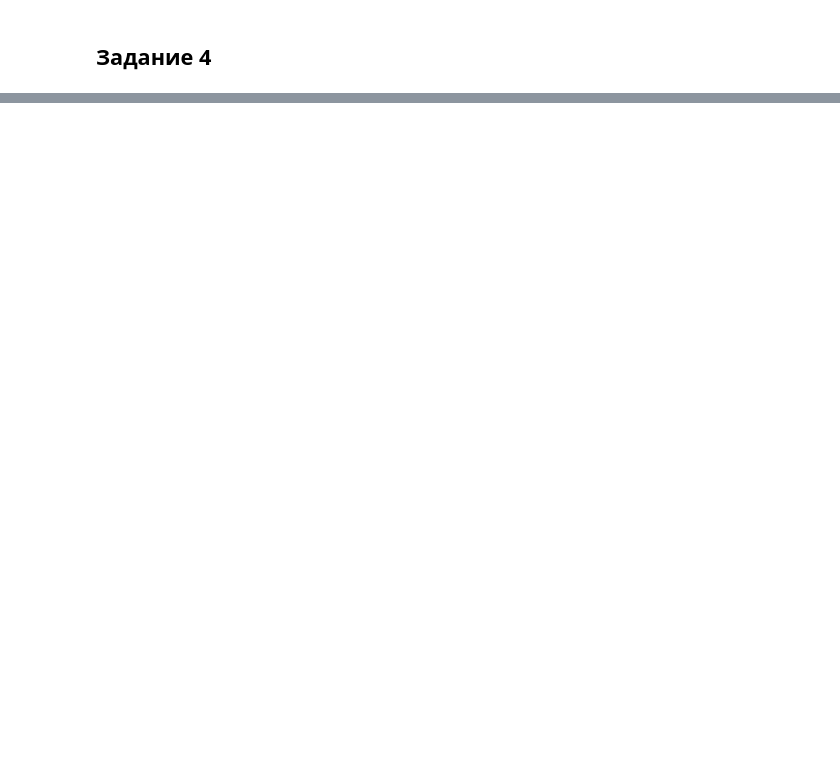
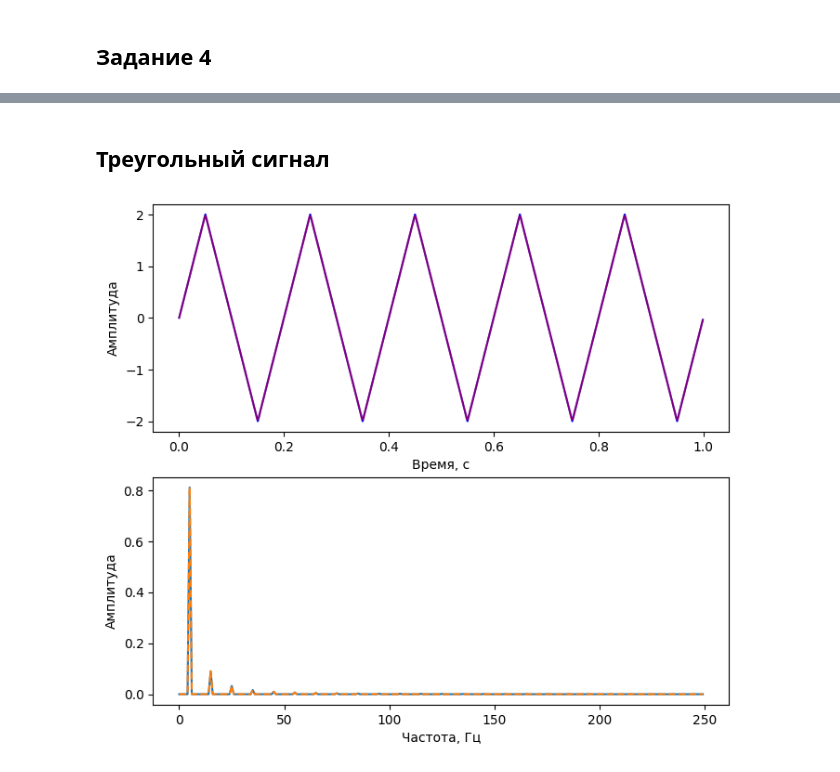
Before and after one commit to HerrPhoton/Digital-signal-processing, a Jupyter notebook: Lab1.ipynb, the cells around one changed output, grey strips where cells are left out. Saved outputs shown, nothing was run; the diff lists cells and outputs as text; code cells hidden in the pictures; blank space fills up the shorter version.

```diff
--- a/Lab1.ipynb
+++ b/Lab1.ipynb
@@ -202,0 +203,32 @@ plt.show()
+# %% [markdown]
+## Треугольный сигнал
+# %%
+def triangular_func(x: float, A: float, w: float):
+    return 2 * A / np.pi * np.arcsin(np.sin(w * x))
+# %%
+x, y0 = func_x(triangular_func, A, T, T0, T1, SAMPLE_RATE)
+y1 = approx_func_x(triangular_func, N, A, T, x)
+
+xfft0, yfft0 = find_freq(y0)
+xfft1, yfft1 = find_freq(y1)
+# %%
+fig, axs = plt.subplots(2, 1)
+
+fig.set_figwidth(8)
+fig.set_figheight(7)
+
+axs[0].plot(x, y0, 'b')
+axs[0].plot(x, y1, 'r', alpha = 0.5)
+
+axs[1].plot(xfft0, np.abs(yfft0))
+axs[1].plot(xfft1, np.abs(yfft1), '--')
+
+axs[0].set_ylabel('Амплитуда')
+axs[0].set_xlabel('Время, с')
+
+axs[1].set_ylabel('Амплитуда')
+axs[1].set_xlabel('Частота, Гц')
+
+plt.show()
+# %% [output]
+[figure, added]
```
Also changed, not shown: parts of 2 cells of this notebook.
